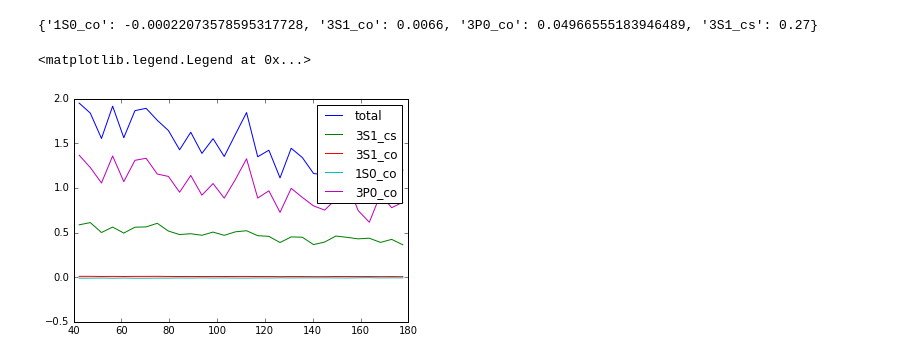
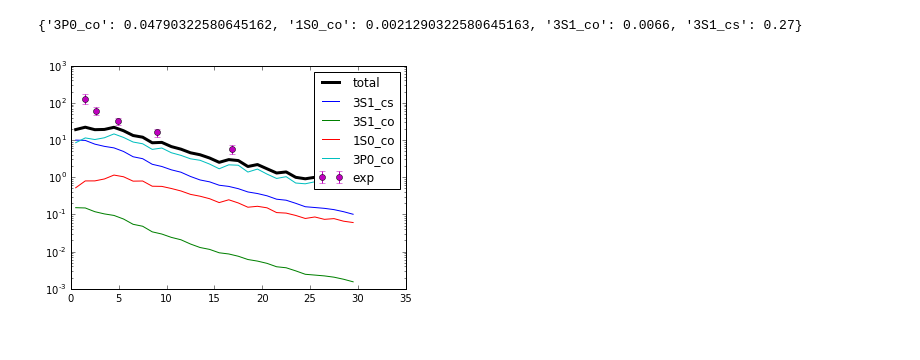
Before and after one commit to alexey-luchinsky/ep_QX, a Jupyter notebook: python/plots.ipynb, the cells around one changed output. Saved outputs shown, nothing was run; the diff lists cells and outputs as text; code cells hidden in the pictures.

Commit message:
comparison with experiment in python

```diff
--- a/python/plots.ipynb
+++ b/python/plots.ipynb
@@ -5,20 +5,23 @@ import numpy as np
 # %%
 def load_data(var,channel,dir='../build/'):
     return np.loadtxt(dir+'h'+var+'_'+channel+'.hst')
+def load_exp(var,dir='../experiment/'):
+    return np.loadtxt(dir+var+'.txt')
 # %%
 colList=['3S1_cs','3S1_co','1S0_co','3P0_co'];
 # %%
 # LDME
-r=-100;
 mc=1.5;
-LDME = {};
-LDME['3S1_cs']=0.270;
-LDME['3S1_co']=6.6e-3;
-LDME['1S0_co']=2.2e-2*3/(3*r + 1);
-LDME['3P0_co']=2.2e-2*3*mc**2*r/(3*r + 1);
+LDME={};
+def set_LDME(r):
+    LDME['3S1_cs']=0.270;
+    LDME['3S1_co']=6.6e-3;
+    LDME['1S0_co']=2.2e-2*3/(3*r + 1);
+    LDME['3P0_co']=2.2e-2*3*mc**2*r/(3*r + 1);
+set_LDME(10);
 print(LDME)
 # %% [output]
-{'1S0_co': -0.00022073578595317728, '3S1_co': 0.0066, '3P0_co': 0.04966555183946489, '3S1_cs': 0.27}
+{'3P0_co': 0.04790322580645162, '1S0_co': 0.0021290322580645163, '3S1_co': 0.0066, '3S1_cs': 0.27}
 # %%
 def add(A,B):
     return np.array([ [A[i,0],A[i,1]+B[i,1]] for i in range(len(A))])
@@ -30,17 +33,18 @@ def multC(c, A):
     return np.array( [ [A[i,0],c*A[i,1]] for i in range(len(A))])
 # %%
 data={};
-var='W';
+var='PT2';
 all=multC(0,load_data(var,'3S1_cs'))
 for ch in colList:
     data[ch]=multC(LDME[ch],load_data(var,ch))
     all = add(all,data[ch])
+exp_data=load_exp(var)
+
+plt.plot(all[:,0],all[:,1],'k',linewidth=3.0,label='total');
+for ch in colList:
+    plt.plot(data[ch][:,0],data[ch][:,1],label=ch)
+plt.errorbar(exp_data[:,0],exp_data[:,1],fmt='o',yerr=exp_data[:,2],label='exp')
+plt.legend(loc='best')
+plt.yscale('log')
+# %% [output]
+[figure, added]
-# %%
-plt.plot(all[:,0],all[:,1],label='total');
-for ch in colList:
-    plt.plot(data[ch][:,0],data[ch][:,1],label=ch)
-plt.legend(loc='best')
-#plt.yscale('log')
-# %% [output]
-<matplotlib.legend.Legend at 0x...>
-[figure, removed]
```
Also changed, not shown: parts of 2 cells of this notebook, 4 other files.
